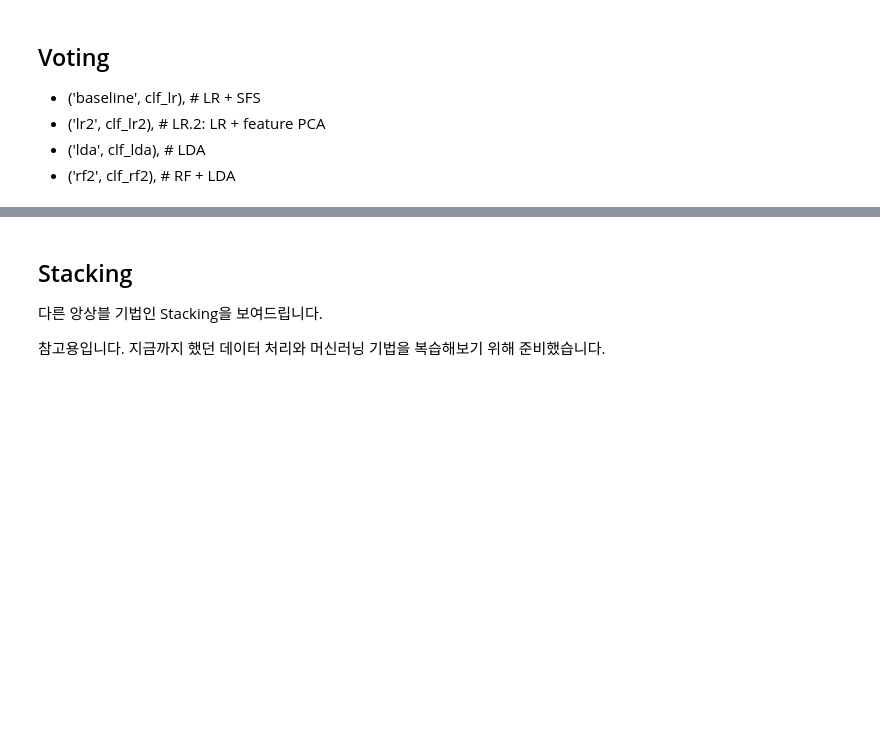
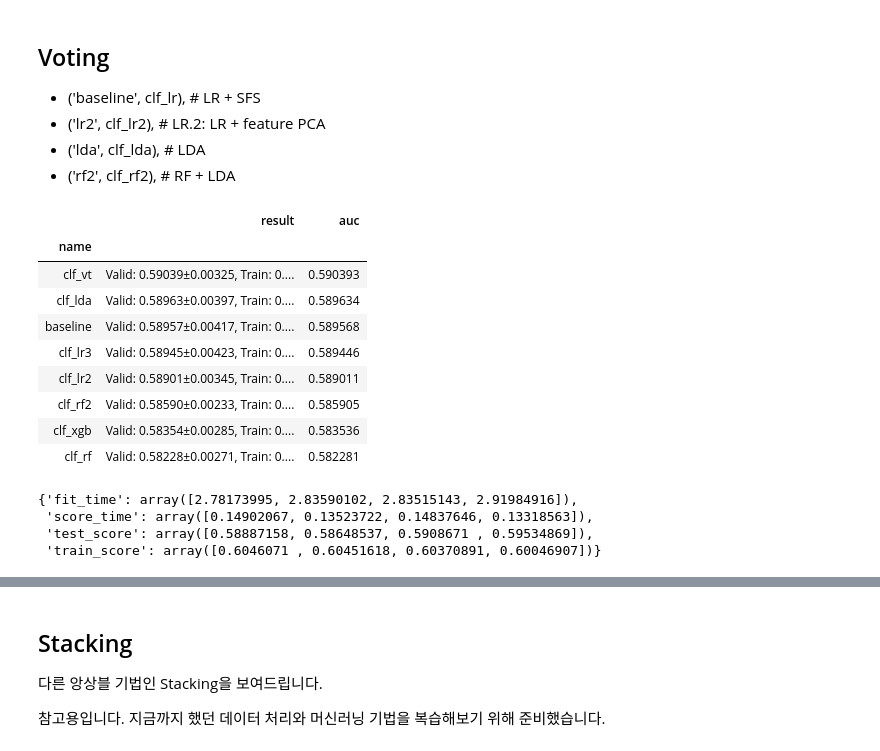
Before and after one commit to sunkusun9/DS_lv3_2509_1, a Jupyter notebook: sec_ds_lv3_prob1_kaggle.ipynb, the cells around one changed output, grey strips where cells are left out. Saved outputs shown, nothing was run; the diff lists cells and outputs as text; code cells hidden in the pictures; blank space fills up the shorter version.

```diff
--- a/sec_ds_lv3_prob1_kaggle.ipynb
+++ b/sec_ds_lv3_prob1_kaggle.ipynb
@@ -501,3 +538,30 @@ eval_model('clf_rf', clf_rf)
 - ('lr2', clf_lr2), # LR.2: LR + feature PCA
 - ('lda', clf_lda), # LDA
 - ('rf2', clf_rf2), # RF + LDA
+# %%
+from sklearn.ensemble import VotingClassifier
+
+clf_vt = VotingClassifier([
+        ('baseline', clf_lr),
+        ('lr2', clf_lr2),
+        ('lda', clf_lda),
+        ('rf2', clf_rf2)
+    ], voting = 'soft'
+)
+
+eval_model('clf_vt', clf_vt)
+# %% [output]
+|  | result | auc |
+| name |  |  |
+| clf_vt | Valid: 0.59039±0.00325, Train: 0.... | 0.590393 |
+| clf_lda | Valid: 0.58963±0.00397, Train: 0.... | 0.589634 |
+| baseline | Valid: 0.58957±0.00417, Train: 0.... | 0.589568 |
+| clf_lr3 | Valid: 0.58945±0.00423, Train: 0.... | 0.589446 |
+| clf_lr2 | Valid: 0.58901±0.00345, Train: 0.... | 0.589011 |
+| clf_rf2 | Valid: 0.58590±0.00233, Train: 0.... | 0.585905 |
+| clf_xgb | Valid: 0.58354±0.00285, Train: 0.... | 0.583536 |
+| clf_rf | Valid: 0.58228±0.00271, Train: 0.... | 0.582281 |
+{'fit_time': array([2.78173995, 2.83590102, 2.83515143, 2.91984916]),
+ 'score_time': array([0.14902067, 0.13523722, 0.14837646, 0.13318563]),
+ 'test_score': array([0.58887158, 0.58648537, 0.5908671 , 0.59534869]),
+ 'train_score': array([0.6046071 , 0.60451618, 0.60370891, 0.60046907])}
```
Also changed, not shown: parts of 40 cells of this notebook.
